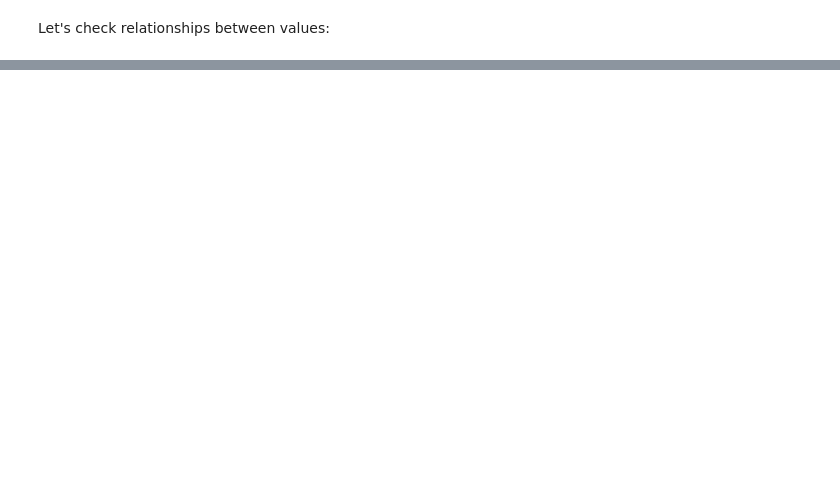
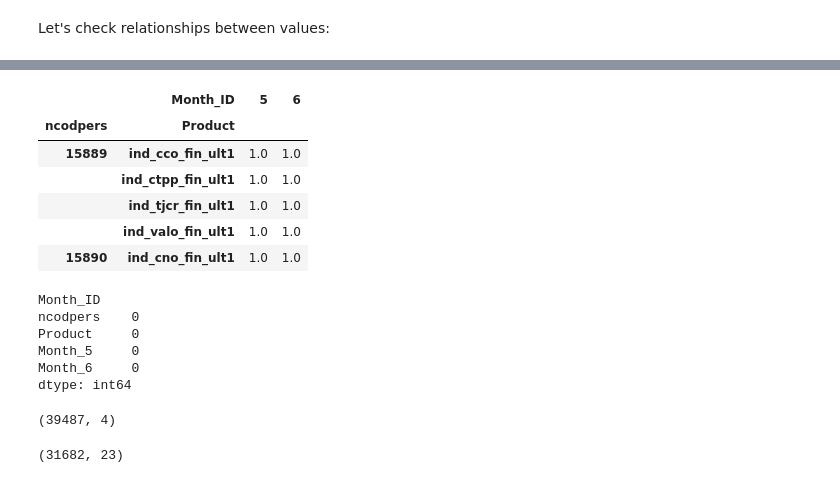
Before and after one commit to Alfonso-AML/Ironhack_final_project, a Jupyter notebook: Data processing.ipynb, the cells around one changed output, grey strips where cells are left out. Saved outputs shown, nothing was run; the diff lists cells and outputs as text; code cells hidden in the pictures; blank space fills up the shorter version.

```diff
--- a/Data processing.ipynb
+++ b/Data processing.ipynb
@@ -128,0 +216,41 @@ pd.DataFrame(distance_matrix(bank.values, bank.values), index=bank.index, column
+# %%
+train3 = train2.pivot_table(values="Product_flag", index=["ncodpers", "Product"], columns='Month_ID')
+train3.head()
+# %% [output]
+|  | Month_ID | 5 | 6 |
+| ncodpers | Product |  |  |
+| 15889 | ind_cco_fin_ult1 | 1.0 | 1.0 |
+|  | ind_ctpp_fin_ult1 | 1.0 | 1.0 |
+|  | ind_tjcr_fin_ult1 | 1.0 | 1.0 |
+|  | ind_valo_fin_ult1 | 1.0 | 1.0 |
+| 15890 | ind_cno_fin_ult1 | 1.0 | 1.0 |
+# %%
+train3.reset_index(inplace=True)
+train3.rename_axis("ID")
+train3.rename(columns={5:"Month_5", 6:"Month_6"}, inplace=True)
+
+train3.Month_5.replace(np.NaN, 0.0, inplace=True)
+train3.Month_6.replace(np.NaN, 0.0, inplace=True)
+train3.isnull().sum()
+# %% [output]
+Month_ID
+ncodpers    0
+Product     0
+Month_5     0
+Month_6     0
+dtype: int64
+# %%
+# Total products added
+
+Jun15_additions = train3.loc[(train3["Month_5"] == 0.0) & (train3["Month_6"] == 1.0)]
+Jun15_additions.shape
+# %% [output]
+(39487, 4)
+# %%
+#Total unique customers that has bought a new product
+Jun15_additions["ncodpers"].nunique()
+t = Jun15_additions.pivot(index="ncodpers", values="Month_6", columns="Product")
+t["ncodpers"] = t.index
+t.shape
+# %% [output]
+(31682, 23)
```
Also changed, not shown: parts of 23 cells of this notebook, 1 other file.
